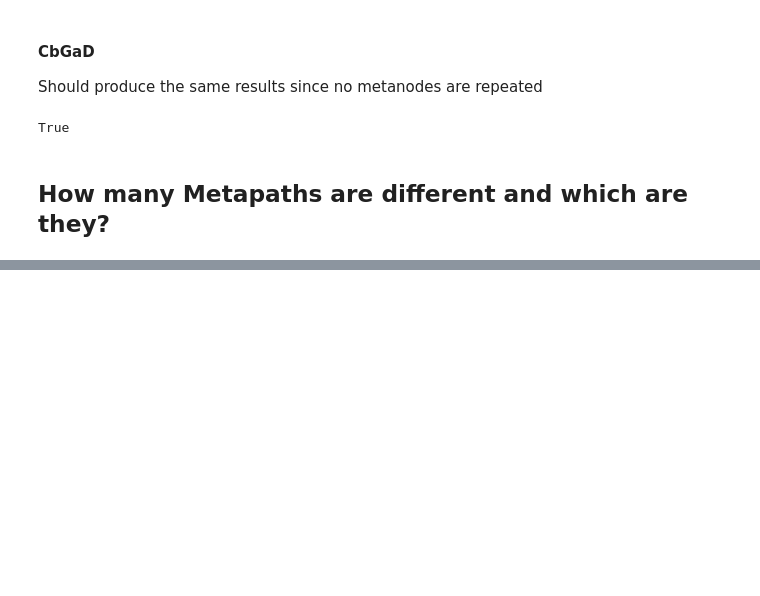
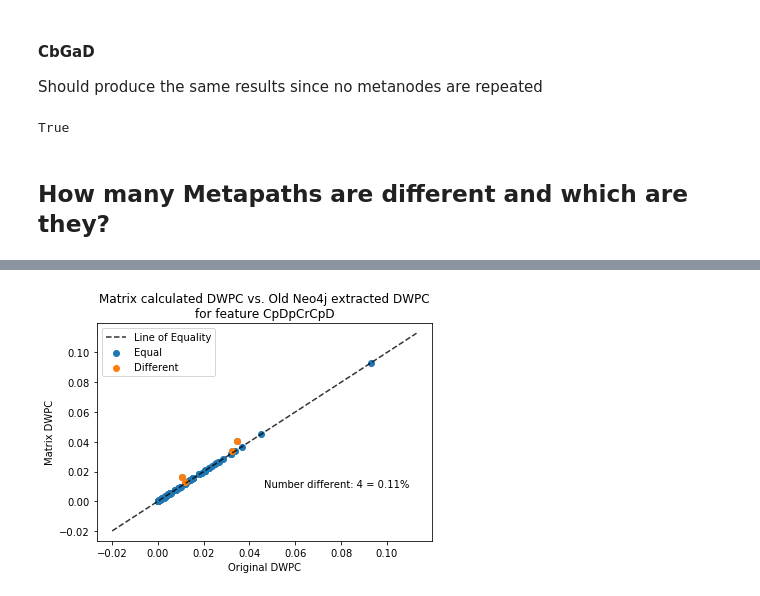
Before and after one commit to mmayers12/hetnet_ml, a Jupyter notebook: demo/02-results-comparison-to-Neo4j.ipynb, the cells around one changed output, grey strips where cells are left out. Saved outputs shown, nothing was run; the diff lists cells and outputs as text; code cells hidden in the pictures; blank space fills up the shorter version.

```diff
--- a/demo/02-results-comparison-to-Neo4j.ipynb
+++ b/demo/02-results-comparison-to-Neo4j.ipynb
@@ -309,0 +269,4 @@ compare_metapath(result['num_diff'].sort_values(ascending=False).index[1], 2)
+# %%
+compare_metapath(dmps[1], 2)
+# %% [output]
+[figure, added]
```
Also changed, not shown: parts of 52 cells of this notebook, 1 other file.
